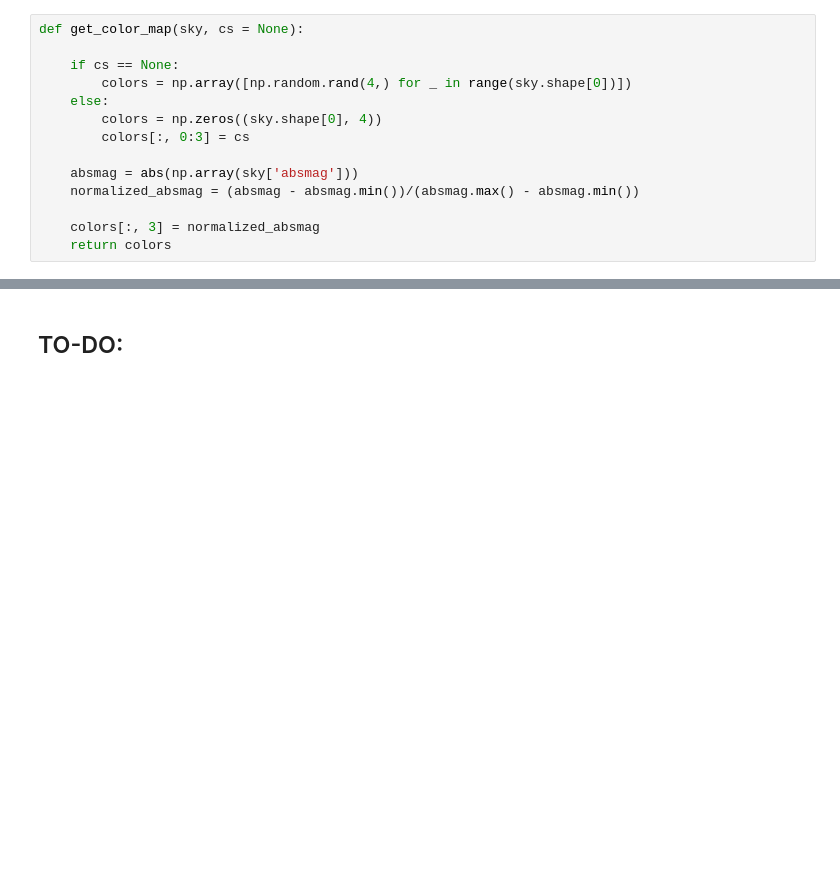
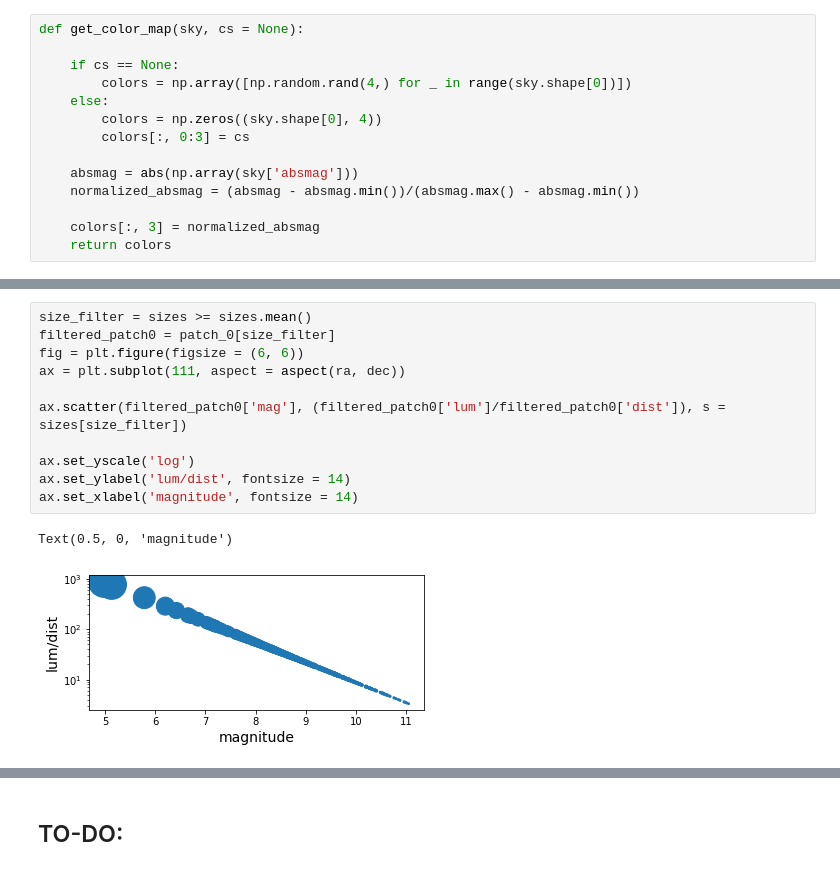
Before and after one commit to University-at-Buffalo-SEDS/astronomy-data-analysis, a Jupyter notebook: hyg_database.ipynb, the cells around one changed output, grey strips where cells are left out. Drawn from its saved outputs; the diff is of its cells as text; blank space fills up the shorter version.

```diff
--- a/hyg_database.ipynb
+++ b/hyg_database.ipynb
@@ -177,0 +185,14 @@ fig.tight_layout()
+# %%
+size_filter = sizes >= sizes.mean()
+filtered_patch0 = patch_0[size_filter]
+fig = plt.figure(figsize = (6, 6))
+ax = plt.subplot(111, aspect = aspect(ra, dec))
+
+ax.scatter(filtered_patch0['mag'], (filtered_patch0['lum']/filtered_patch0['dist']), s = sizes[size_filter])
+
+ax.set_yscale('log')
+ax.set_ylabel('lum/dist', fontsize = 14)
+ax.set_xlabel('magnitude', fontsize = 14)
+# %% [output]
+Text(0.5, 0, 'magnitude')
+[figure, added]
```
Also changed, not shown: parts of 17 cells of this notebook.
